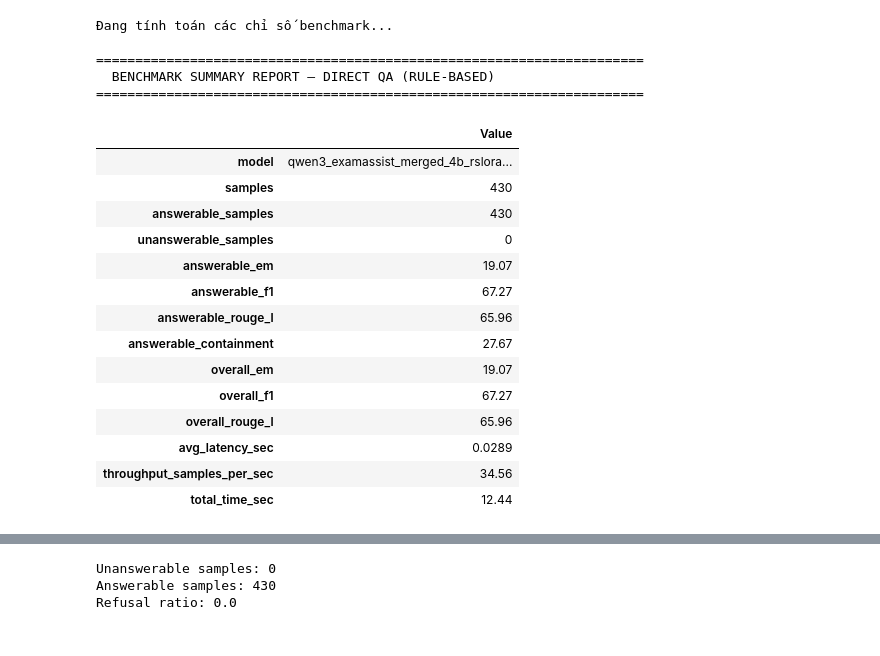
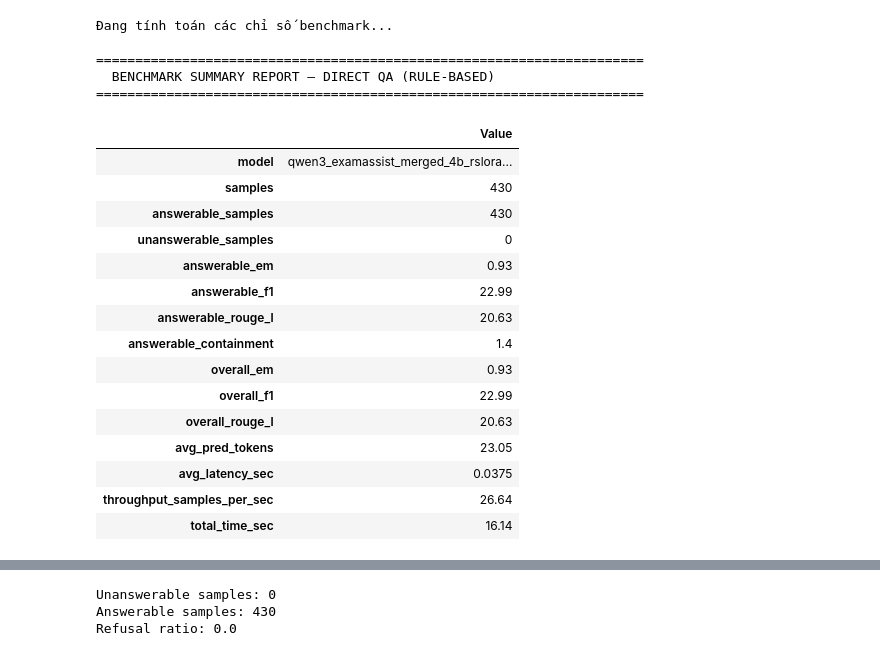
Before and after one commit to dmt171004/Exam-Assist-Benchmark, a Jupyter notebook: Model_domain_Evaluation_no_context.ipynb, the cells around one changed output, grey strips where cells are left out. Drawn from its saved outputs; the diff is of its cells as text; code cells hidden in the pictures.

```diff
--- a/Model_domain_Evaluation_no_context.ipynb
+++ b/Model_domain_Evaluation_no_context.ipynb
@@ -19,10 +19,17 @@ BATCH_SIZE = 8
 MAX_MODEL_LEN = 2048
 GPU_MEM_UTIL = 0.85  # Có thể tăng lên vì không cần chia VRAM cho Judge LLM
 
-RUN_NAME = "qwen3_vl_4b_finetuned_qa_rule"
+RUN_NAME = "qwen3_vl_4b_finetuned_test_no_context"
 OUTPUT_DIR = Path(f"./benchmark_outputs/{RUN_NAME}")
 OUTPUT_DIR.mkdir(parents=True, exist_ok=True)
 print("OUTPUT_DIR:", OUTPUT_DIR.resolve())
+
+
+NO_CONTEXT_SYSTEM_PROMPT = (
+    "Bạn là trợ lý AI hỗ trợ giám thị coi thi. "
+    "Hãy trả lời câu hỏi ngắn gọn và chính xác dựa trên kiến thức của bạn. "
+    "Nếu không biết hoặc không chắc chắn thì hãy trả lời rằng bạn không biết."
+)
 
 
 # Hàm trích xuất riêng câu hỏi (bỏ Context nếu có)
@@ -44,7 +51,6 @@ with open(DATASET_PATH, "r", encoding="utf-8") as f:
         item = json.loads(line)
         messages = item["messages"]
 
-        system_msg = messages[0]["content"].strip()
         user_msg = messages[1]["content"].strip()
         gold_answer = messages[2]["content"].strip()
 
@@ -54,11 +60,17 @@ with open(DATASET_PATH, "r", encoding="utf-8") as f:
             {
                 "id": f"sample_{idx}",
                 "question": question,
-                "gold_answers": [gold_answer],  # Hỗ trợ list nếu có nhiều đáp án chuẩn
+                "gold_answers": [gold_answer],
                 "gold_answer": gold_answer,
                 "messages": [
-                    {"role": "system", "content": system_msg},
-                    {"role": "user", "content": user_msg},
+                    {
+                        "role": "system",
+                        "content": NO_CONTEXT_SYSTEM_PROMPT,
+                    },
+                    {
+                        "role": "user",
+                        "content": f"Question:\n{question}",
+                    },
                 ],
             }
         )
@@ -66,4 +78,7 @@ with open(DATASET_PATH, "r", encoding="utf-8") as f:
 print(f"Loaded {len(samples)} samples successfully.")
 print("Example Question:", samples[0]["question"])
 print("Example Gold Answer:", samples[0]["gold_answer"])
+
+print("\nPrompt sent to model:")
+print(samples[0]["messages"])
 # %% [output]
@@ -421,43 +440,45 @@ summary = {
     "answerable_samples": int(len(answerable_df)),
     "unanswerable_samples": int(len(unanswerable_df)),
     "answerable_em": round(answerable_df["em"].mean() * 100, 2) if len(answerable_df) else 0.0,
     "answerable_f1": round(answerable_df["f1"].mean() * 100, 2) if len(answerable_df) else 0.0,
     "answerable_rouge_l": round(answerable_df["rouge_l"].mean() * 100, 2) if len(answerable_df) else 0.0,
     "answerable_containment": round(answerable_df["containment"].mean() * 100, 2) if len(answerable_df) else 0.0,
     "overall_em": round(df["em"].mean() * 100, 2),
     "overall_f1": round(df["f1"].mean() * 100, 2),
     "overall_rouge_l": round(df["rouge_l"].mean() * 100, 2),
+    "avg_pred_tokens": round(df["pred_len_tokens"].mean(), 2),
     "avg_latency_sec": round(avg_latency_sec, 4),
     "throughput_samples_per_sec": round(throughput_sps, 2),
     "total_time_sec": round(total_time, 2),
 }
 summary_df = pd.DataFrame([summary])
 
 print("\n" + "=" * 70)
 print("  BENCHMARK SUMMARY REPORT — DIRECT QA (RULE-BASED)")
 print("=" * 70)
 display(summary_df.T.rename(columns={0: "Value"}))
 # %% [output]
 Đang tính toán các chỉ số benchmark...
 
 ======================================================================
   BENCHMARK SUMMARY REPORT — DIRECT QA (RULE-BASED)
 ======================================================================
 |  | Value |
 | model | qwen3_examassist_merged_4b_rslora... |
 | samples | 430 |
 | answerable_samples | 430 |
 | unanswerable_samples | 0 |
-| answerable_em | 19.07 |
-| answerable_f1 | 67.27 |
-| answerable_rouge_l | 65.96 |
-| answerable_containment | 27.67 |
-| overall_em | 19.07 |
-| overall_f1 | 67.27 |
-| overall_rouge_l | 65.96 |
-| avg_latency_sec | 0.0289 |
-| throughput_samples_per_sec | 34.56 |
-| total_time_sec | 12.44 |
+| answerable_em | 0.93 |
+| answerable_f1 | 22.99 |
+| answerable_rouge_l | 20.63 |
+| answerable_containment | 1.4 |
+| overall_em | 0.93 |
+| overall_f1 | 22.99 |
+| overall_rouge_l | 20.63 |
+| avg_pred_tokens | 23.05 |
+| avg_latency_sec | 0.0375 |
+| throughput_samples_per_sec | 26.64 |
+| total_time_sec | 16.14 |
 # %%
 # ─────────────────────────────────────────────────────────────────────────────
 # CELL 7 │ 💾 SAVE RESULTS + CHARTS
```
Also changed, not shown: parts of 8 cells of this notebook, 24 other files.
